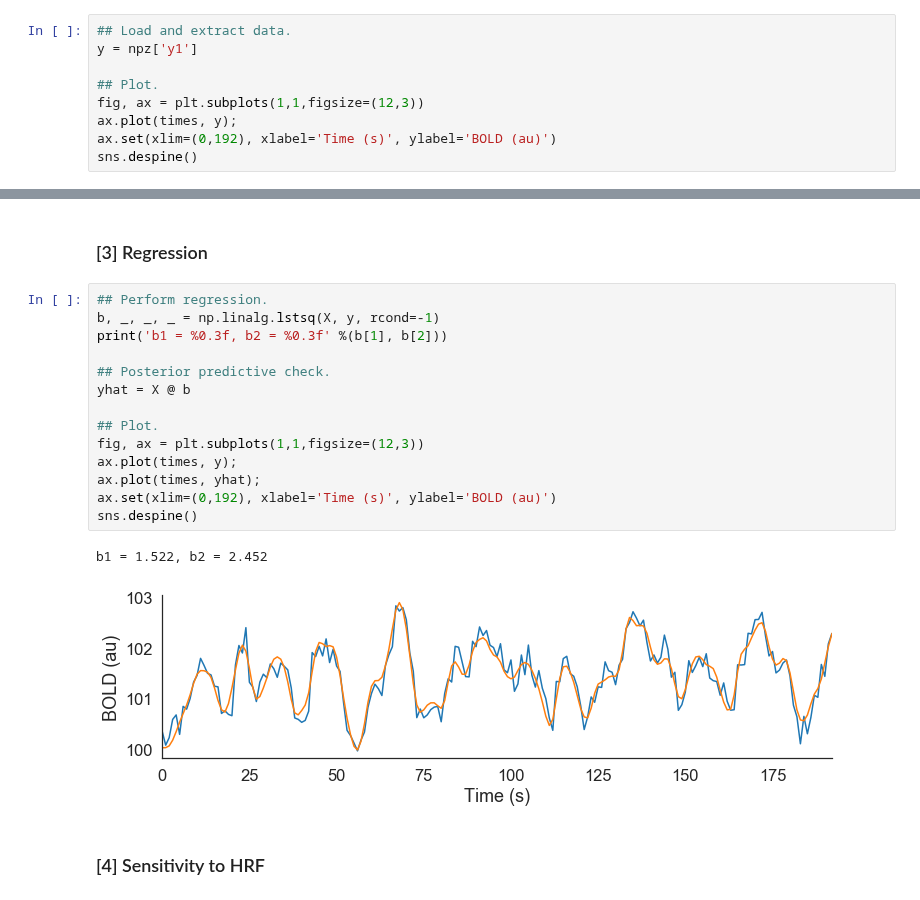
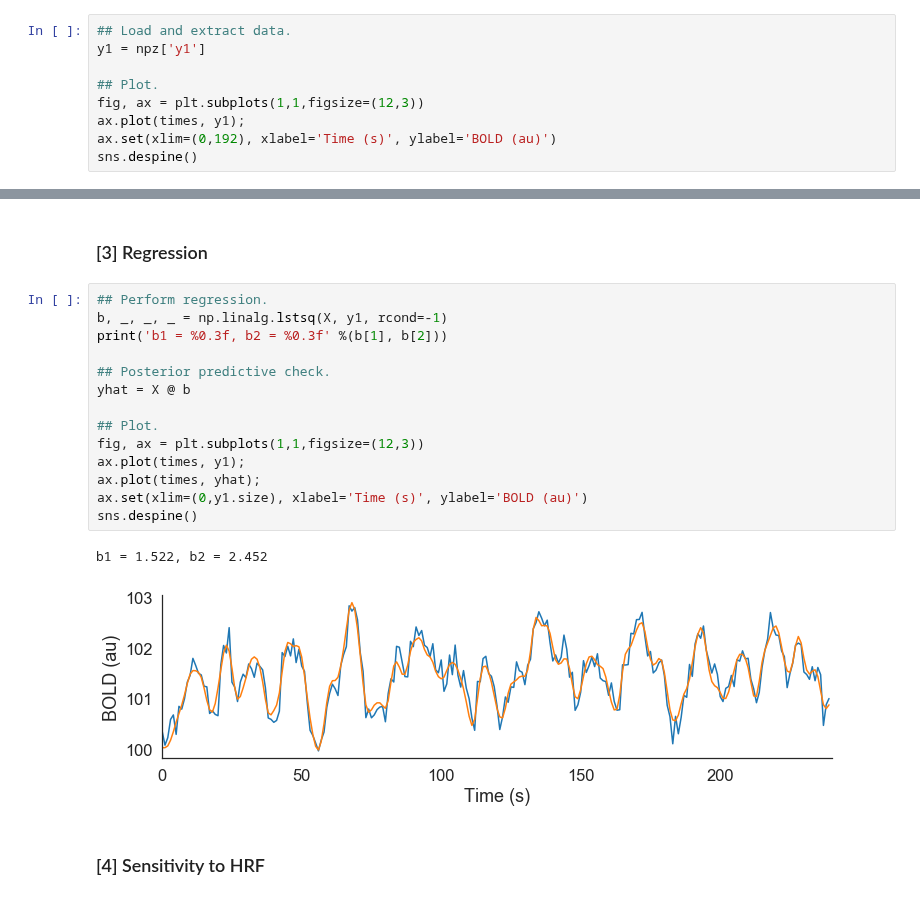
Before and after one commit to yunchang-z/neu502b-lab, a Jupyter notebook: fmri-03/fmri-03-solutions.ipynb, the cells around one changed output, grey strips where cells are left out. Saved outputs shown, nothing was run; the diff lists cells and outputs as text.

```diff
--- a/fmri-03/fmri-03-solutions.ipynb
+++ b/fmri-03/fmri-03-solutions.ipynb
@@ -107,11 +107,11 @@ sns.despine()
 ### [1] Load and visualize data
 # %%
 ## Load and extract data.
-y = npz['y1']
+y1 = npz['y1']
 
 ## Plot.
 fig, ax = plt.subplots(1,1,figsize=(12,3))
-ax.plot(times, y);
+ax.plot(times, y1);
 ax.set(xlim=(0,192), xlabel='Time (s)', ylabel='BOLD (au)')
 sns.despine()
 # %% [output]
@@ -124,21 +124,21 @@ X = np.column_stack([np.ones(times.size), bold])
 ### [3] Regression
 # %%
 ## Perform regression.
-b, _, _, _ = np.linalg.lstsq(X, y, rcond=-1)
+b, _, _, _ = np.linalg.lstsq(X, y1, rcond=-1)
 print('b1 = %0.3f, b2 = %0.3f' %(b[1], b[2]))
 
 ## Posterior predictive check.
 yhat = X @ b
 
 ## Plot.
 fig, ax = plt.subplots(1,1,figsize=(12,3))
-ax.plot(times, y);
+ax.plot(times, y1);
 ax.plot(times, yhat);
-ax.set(xlim=(0,192), xlabel='Time (s)', ylabel='BOLD (au)')
+ax.set(xlim=(0,y1.size), xlabel='Time (s)', ylabel='BOLD (au)')
 sns.despine()
 # %% [output]
 b1 = 1.522, b2 = 2.452
-[figure, old version]
+[figure, new version]
 # %% [markdown]
 ### [4] Sensitivity to HRF
 # %%
```
Also changed, not shown: parts of 7 cells of this notebook, 1 other file.
